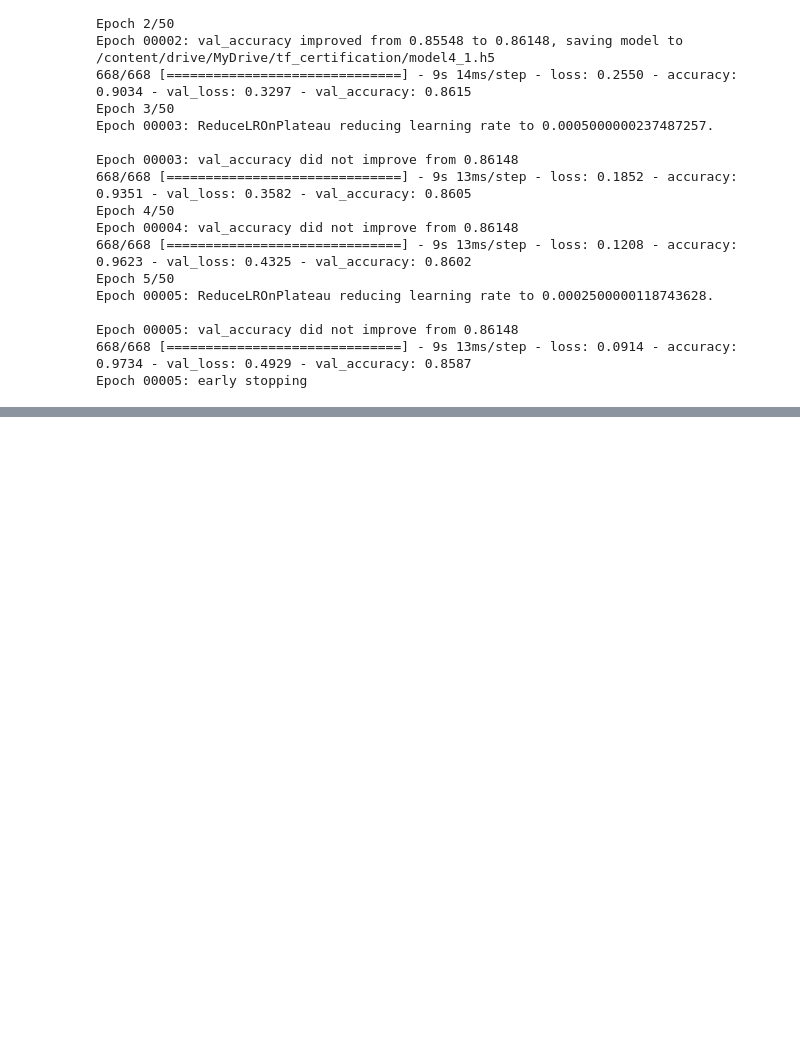
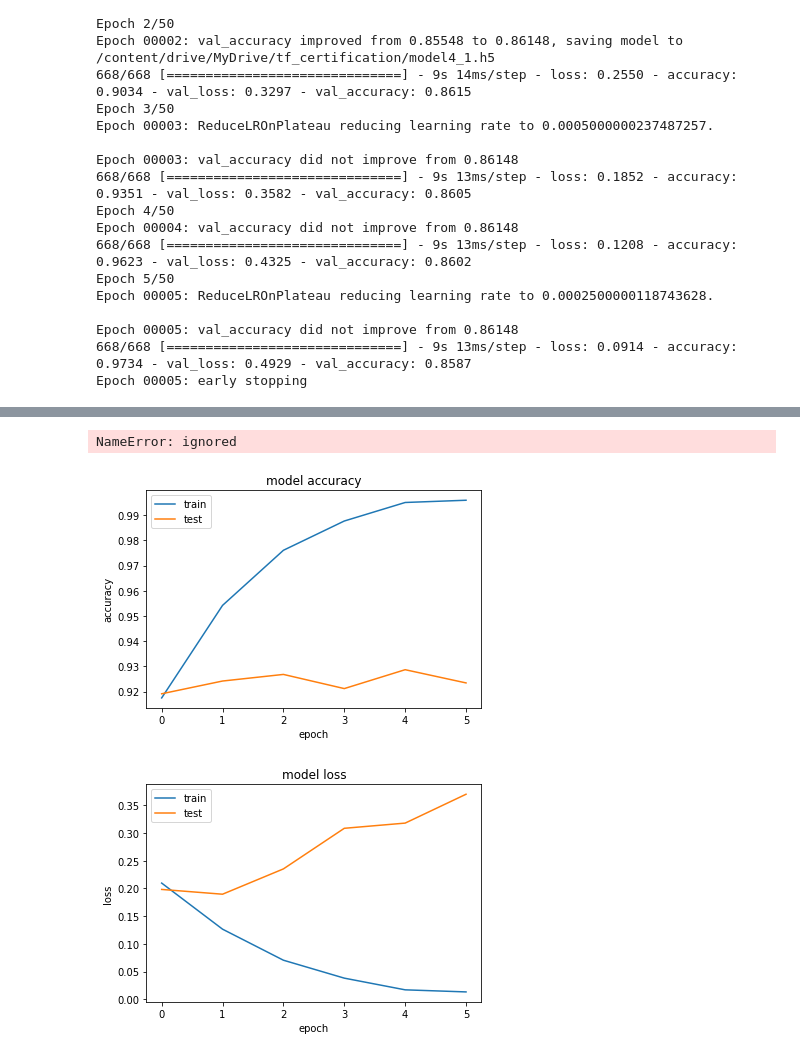
Before and after one commit to cuongtm2/machine-learning, a Jupyter notebook: TF_training_Day_2.ipynb, the cells around one changed output, grey strips where cells are left out. Saved outputs shown, nothing was run; the diff lists cells and outputs as text; code cells hidden in the pictures; blank space fills up the shorter version.

```diff
--- a/TF_training_Day_2.ipynb
+++ b/TF_training_Day_2.ipynb
@@ -342,0 +464,17 @@ Epoch 00005: early stopping
+# %%
+# Converting arrays to tensors
+train_ids = tf.convert_to_tensor(train_ids)
+test_ids = tf.convert_to_tensor(test_ids)
+test_labels = tf.convert_to_tensor(test_labels)
+train_labels = tf.convert_to_tensor(train_labels)
+# %%
+# Building Model from transformers using pre-trained bert-base-uncased (12-layer, 768-hidden, 12-heads, 110M parameters.)
+bert_encoder = TFBertModel.from_pretrained('bert-base-uncased')
+input_word_ids = tf.keras.Input(shape=(16,), dtype=tf.int32, name="input_word_ids")
+embedding = bert_encoder([input_word_ids])
+dense = tf.keras.layers.Lambda(lambda seq: seq[:, 0, :])(embedding[0])
+dense = tf.keras.layers.Dense(128, activation='relu')(dense)
+dense = tf.keras.layers.Dropout(0.2)(dense)
+output = tf.keras.layers.Dense(1, activation='sigmoid')(dense)
+
+model = tf.keras.Model(inputs=[input_word_ids], outputs=output)
@@ -342,0 +487,3 @@ Epoch 00005: early stopping
+# %%
+model.compile(tf.keras.optimizers.Adam(1e-5), loss='binary_crossentropy', metrics=['accuracy'])
+model.summary()
@@ -342,0 +532,2 @@ Epoch 00005: early stopping
+# %%
+history = model.fit(x = train_ids, y = train_labels, epochs = 30, verbose = 1, batch_size = 32, validation_data = (test_ids, test_labels), callbacks=callbacks_list)
@@ -342,0 +552,28 @@ Epoch 00005: early stopping
+# %%
+model1=tf.keras.models.load_model(save_path)
+score = model.evaluate(test_ids, test_labels, verbose=1)
+# %% [output]
+NameError: ignored
+# %%
+import matplotlib.pyplot as plt
+
+plt.plot(history.history['accuracy'])
+plt.plot(history.history['val_accuracy'])
+
+plt.title('model accuracy')
+plt.ylabel('accuracy')
+plt.xlabel('epoch')
+plt.legend(['train','test'], loc='upper left')
+plt.show()
+
+plt.plot(history.history['loss'])
+plt.plot(history.history['val_loss'])
+
+plt.title('model loss')
+plt.ylabel('loss')
+plt.xlabel('epoch')
+plt.legend(['train','test'], loc='upper left')
+plt.show()
+# %% [output]
+[figure, added]
+[figure, added]
```
Also changed, not shown: parts of 13 cells of this notebook.
